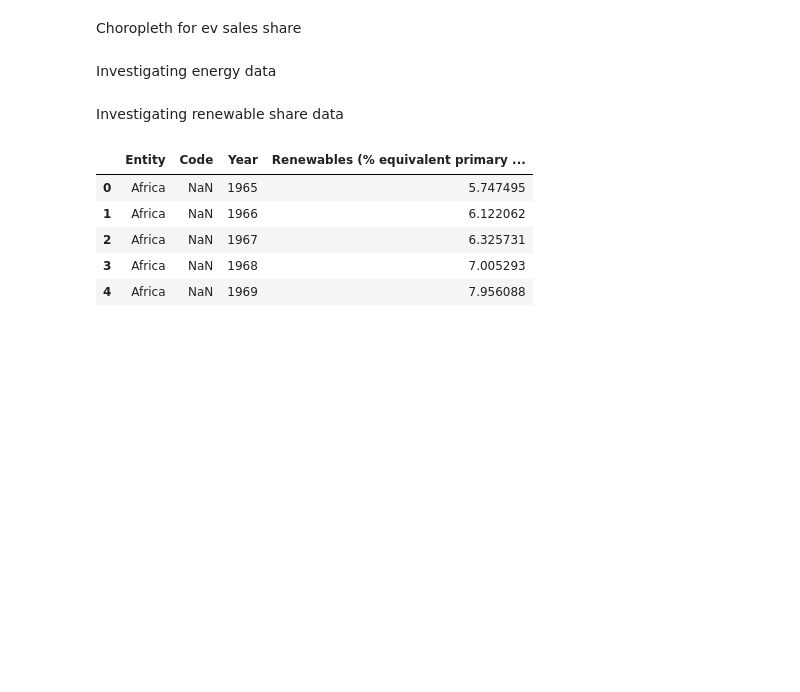
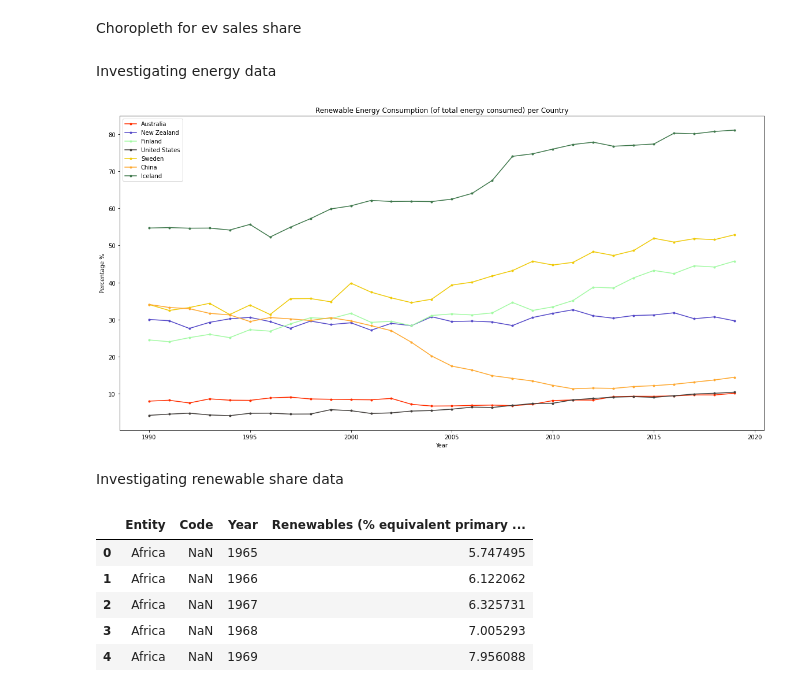
Before and after one commit to aaroln/ev, a Jupyter notebook: presentation.ipynb, the cells around one changed output. Saved outputs shown, nothing was run; the diff lists cells and outputs as text; code cells hidden in the pictures; blank space fills up the shorter version.

```diff
--- a/presentation.ipynb
+++ b/presentation.ipynb
@@ -212,3 +224,50 @@ for i in aus[13]:
+# %%
+aus = get_country('Australia')
+
+nor = get_country('Norway')
+
+usa = get_country('United States')
+
+nzl = get_country('New Zealand')
+
+fin = get_country('Finland')
+
+can = get_country('Canada')
+
+swe = get_country('Sweden')
+
+chi = get_country('China')
+
+ice = get_country('Iceland')
+# %%
+years = list(range(1990,2021))
+# %%
+renewable = pd.DataFrame(years, columns=['Year'])
+
+
+com_ren = pd.concat([renewable, aus, nor, usa, nzl, fin, can, swe, chi, ice], axis=1)
+
+
+plt.title('Renewable Energy Consumption (of total energy consumed) per Country')
+
+plt.plot(com_ren.Year, com_ren.Australia, '.-', color='#FF2E00', label='Australia')
+plt.plot(com_ren.Year, com_ren['New Zealand'], '.-', color='#5448C8', label='New Zealand')
+plt.plot(com_ren.Year, com_ren.Finland, '.-', color='#A2FAA3', label='Finland')
+plt.plot(com_ren.Year, com_ren['United States'], '.-', color='#423E3B', label='United States')
+plt.plot(com_ren.Year, com_ren.Sweden, '.-', color='#EFCA08', label='Sweden')
+plt.plot(com_ren.Year,com_ren.China, '.-', color='#FEA82F', label='China')
+plt.plot(com_ren.Year, com_ren.Iceland, '.-', color='#3F784C', label='Iceland')
+
+plt.xlabel('Year')
+
+plt.ylabel('Percentage %')
+
+plt.legend(loc='upper left')
+
+
+plt.show()
+# %% [output]
+[figure, added]
 # %% [markdown]
 Investigating renewable share data
 # %%
```
Also changed, not shown: parts of 6 cells of this notebook.
